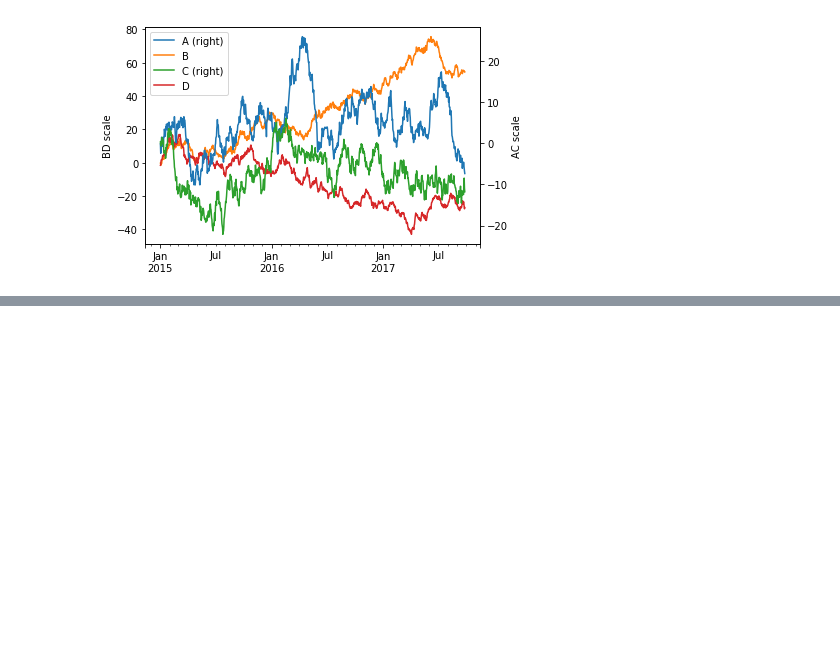
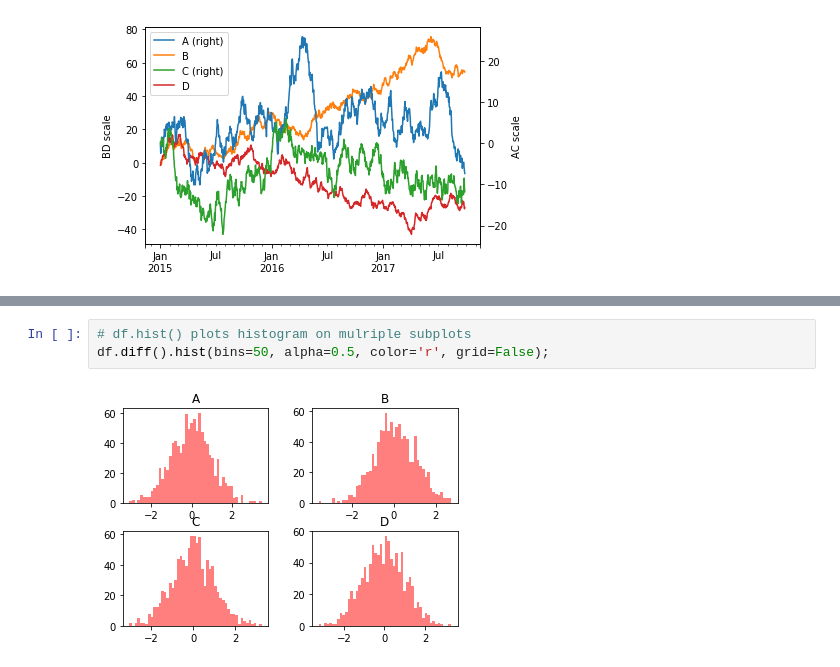
Before and after one commit to PengInGitHub/catboost, a Jupyter notebook: Pandas_Visualization.ipynb, the cells around one changed output, grey strips where cells are left out. Drawn from its saved outputs; the diff is of its cells as text; blank space fills up the shorter version.

```diff
--- a/Pandas_Visualization.ipynb
+++ b/Pandas_Visualization.ipynb
@@ -86,0 +119,5 @@ df2.plot.bar(stacked=True);
+# %%
+# df.hist() plots histogram on mulriple subplots
+df.diff().hist(bins=50, alpha=0.5, color='r', grid=False);
+# %% [output]
+[figure, added]
```
Also changed, not shown: parts of 16 cells of this notebook.
